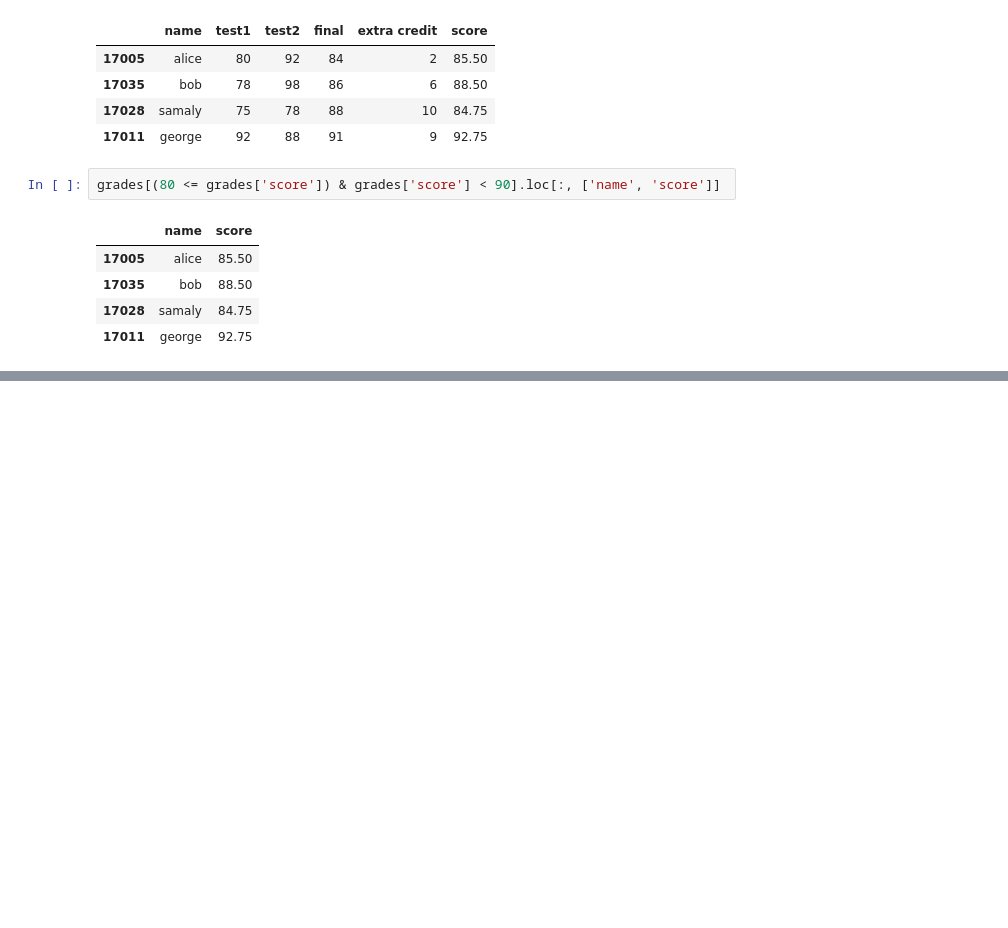
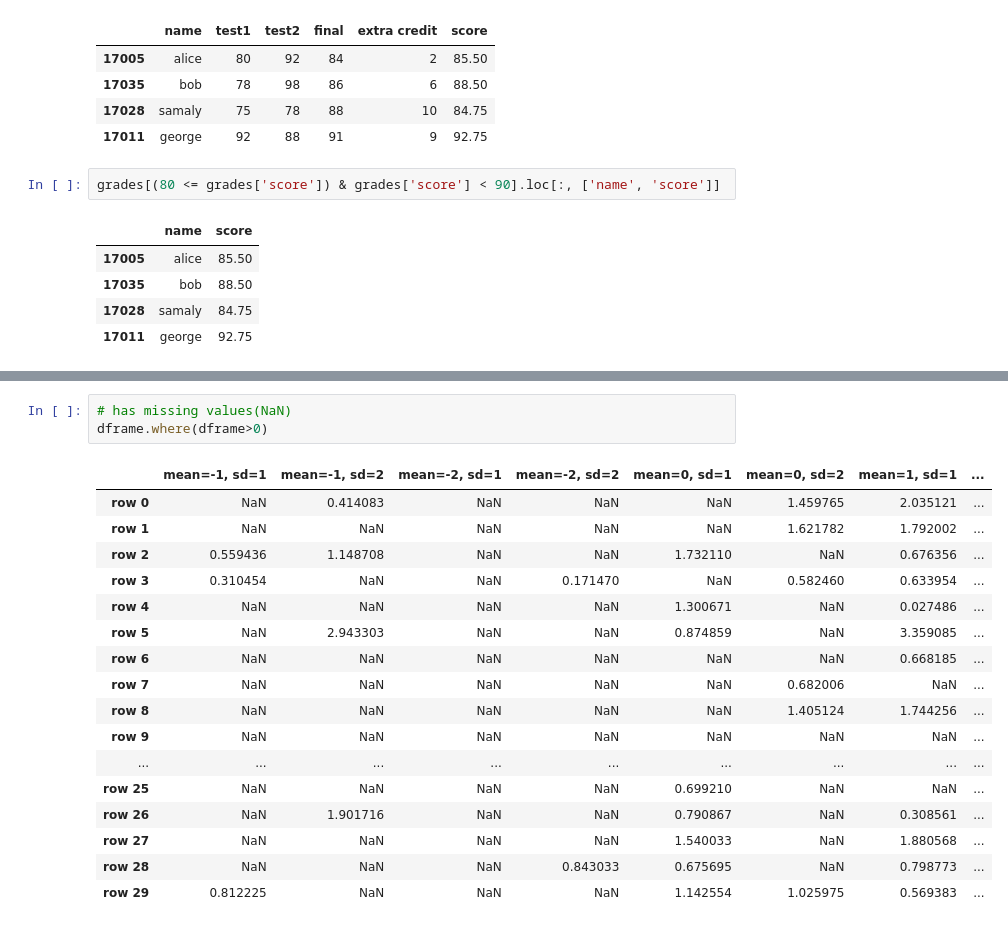
Before and after one commit to akiniwa/hobby, a Jupyter notebook: python/p.notebook/ch4.ipynb, the cells around one changed output, grey strips where cells are left out. Saved outputs shown, nothing was run; the diff lists cells and outputs as text; blank space fills up the shorter version.

```diff
--- a/python/p.notebook/ch4.ipynb
+++ b/python/p.notebook/ch4.ipynb
@@ -214,0 +340,21 @@ grades[(80 <= grades['score']) & grades['score'] < 90].loc[:, ['name', 'score']]
+# %%
+# has missing values(NaN)
+dframe.where(dframe>0)
+# %% [output]
+|  | mean=-1, sd=1 | mean=-1, sd=2 | mean=-2, sd=1 | mean=-2, sd=2 | mean=0, sd=1 | mean=0, sd=2 | mean=1, sd=1 | ... |
+| row 0 | NaN | 0.414083 | NaN | NaN | NaN | 1.459765 | 2.035121 | ... |
+| row 1 | NaN | NaN | NaN | NaN | NaN | 1.621782 | 1.792002 | ... |
+| row 2 | 0.559436 | 1.148708 | NaN | NaN | 1.732110 | NaN | 0.676356 | ... |
+| row 3 | 0.310454 | NaN | NaN | 0.171470 | NaN | 0.582460 | 0.633954 | ... |
+| row 4 | NaN | NaN | NaN | NaN | 1.300671 | NaN | 0.027486 | ... |
+| row 5 | NaN | 2.943303 | NaN | NaN | 0.874859 | NaN | 3.359085 | ... |
+| row 6 | NaN | NaN | NaN | NaN | NaN | NaN | 0.668185 | ... |
+| row 7 | NaN | NaN | NaN | NaN | NaN | 0.682006 | NaN | ... |
+| row 8 | NaN | NaN | NaN | NaN | NaN | 1.405124 | 1.744256 | ... |
+| row 9 | NaN | NaN | NaN | NaN | NaN | NaN | NaN | ... |
+| ... | ... | ... | ... | ... | ... | ... | ... | ... |
+| row 25 | NaN | NaN | NaN | NaN | 0.699210 | NaN | NaN | ... |
+| row 26 | NaN | 1.901716 | NaN | NaN | 0.790867 | NaN | 0.308561 | ... |
+| row 27 | NaN | NaN | NaN | NaN | 1.540033 | NaN | 1.880568 | ... |
+| row 28 | NaN | NaN | NaN | 0.843033 | 0.675695 | NaN | 0.798773 | ... |
+| row 29 | 0.812225 | NaN | NaN | NaN | 1.142554 | 1.025975 | 0.569383 | ... |
```
Also changed, not shown: parts of 22 cells of this notebook.
